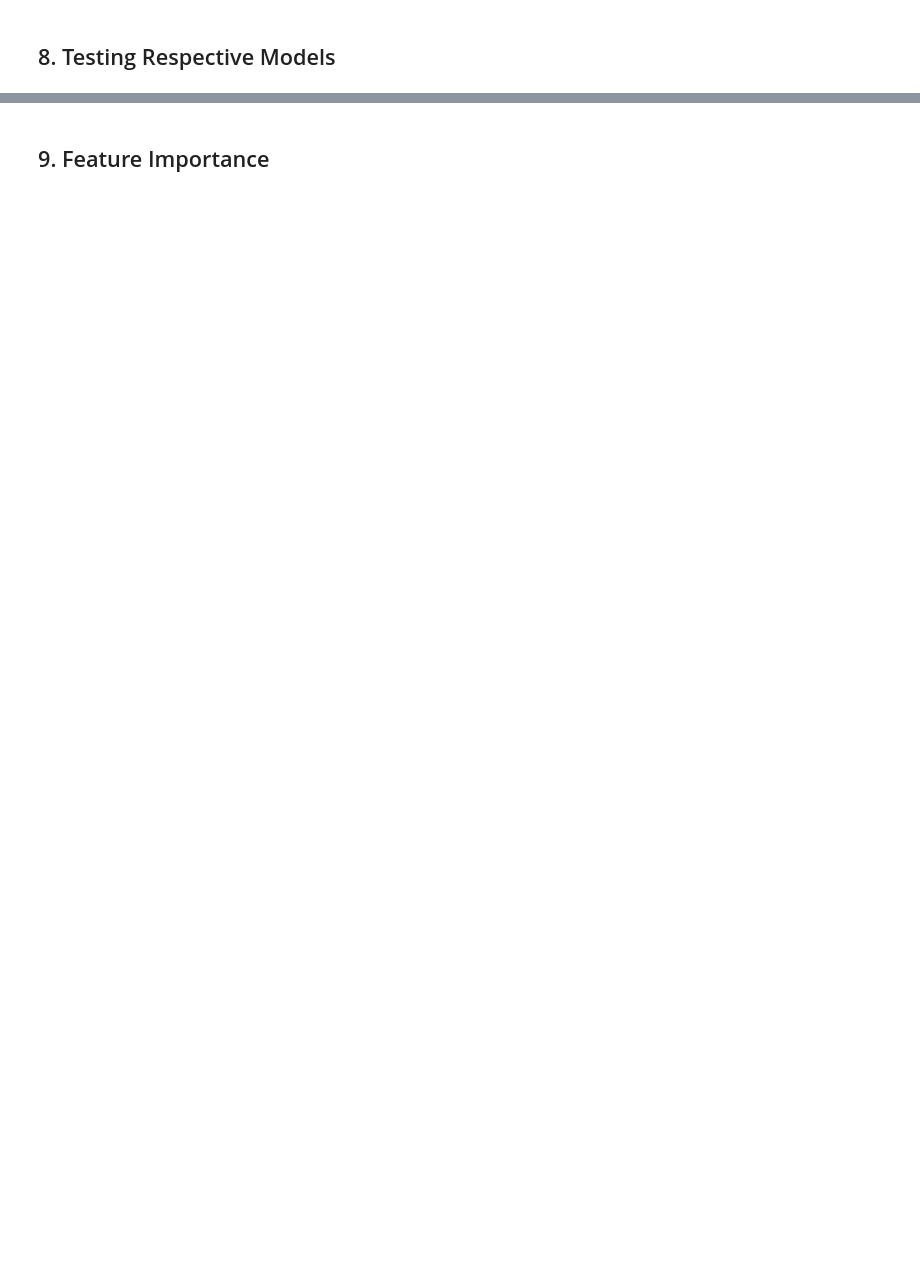
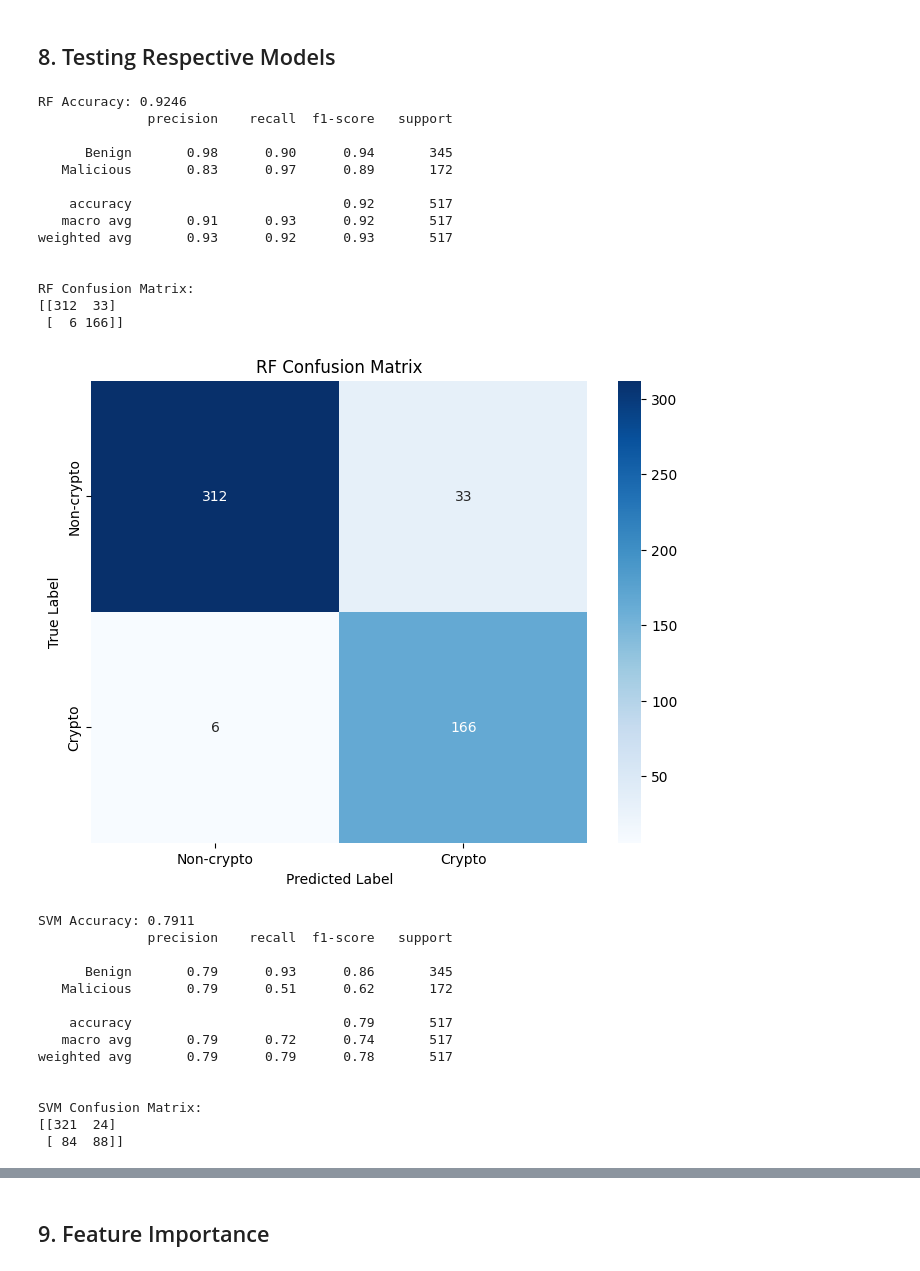
Before and after one commit to johnsony0/Astra, a Jupyter notebook: pipeline.ipynb, the cells around one changed output, grey strips where cells are left out. Drawn from its saved outputs; the diff is of its cells as text; code cells hidden in the pictures; blank space fills up the shorter version.

```diff
--- a/pipeline.ipynb
+++ b/pipeline.ipynb
@@ -225,37 +279,67 @@ joblib.dump(svm,  'svm_v1.joblib')
 ## 8. Testing Respective Models
 # %%
 y_pred_rf = rf.predict(X_test_scaled)
-print(f"Accuracy: {accuracy_score(y_test, y_pred_rf):.4f}")
+print(f"RF Accuracy: {accuracy_score(y_test, y_pred_rf):.4f}")
 print(classification_report(y_test, y_pred_rf, target_names=['Benign', 'Malicious']))
 
 # Visualize confusion matrix
 cm_rf = confusion_matrix(y_test, y_pred_rf)
-print(f"\nConfusion Matrix:")
+print(f"\nRF Confusion Matrix:")
 print(cm_rf)
 
 plt.figure(figsize=(8, 6))
 sns.heatmap(cm_rf, annot=True, fmt='d', cmap='Blues',
             xticklabels=['Non-crypto', 'Crypto'],
             yticklabels=['Non-crypto', 'Crypto'])
-plt.title('Confusion Matrix')
+plt.title('RF Confusion Matrix')
 plt.ylabel('True Label')
 plt.xlabel('Predicted Label')
 plt.show()
 
 y_pred_svm = svm.predict(X_test_scaled)
-print(f"Accuracy: {accuracy_score(y_test, y_pred_svm):.4f}")
+print(f"SVM Accuracy: {accuracy_score(y_test, y_pred_svm):.4f}")
 print(classification_report(y_test, y_pred_svm, target_names=['Benign', 'Malicious']))
 
 cm_svm = confusion_matrix(y_test, y_pred_svm)
-print(f"\nConfusion Matrix:")
+print(f"\nSVM Confusion Matrix:")
 print(cm_svm)
 
 # Visualize confusion matrix
 plt.figure(figsize=(8, 6))
 sns.heatmap(cm_svm, annot=True, fmt='d', cmap='Blues',
             xticklabels=['Non-crypto', 'Crypto'],
             yticklabels=['Non-crypto', 'Crypto'])
 plt.title('Confusion Matrix')
 plt.ylabel('True Label')
 plt.xlabel('Predicted Label')
 plt.show()
+# %% [output]
+RF Accuracy: 0.9246
+              precision    recall  f1-score   support
+
+      Benign       0.98      0.90      0.94       345
+   Malicious       0.83      0.97      0.89       172
+
+    accuracy                           0.92       517
+   macro avg       0.91      0.93      0.92       517
+weighted avg       0.93      0.92      0.93       517
+
+
+RF Confusion Matrix:
+[[312  33]
+ [  6 166]]
+[figure, added]
+SVM Accuracy: 0.7911
+              precision    recall  f1-score   support
+
+      Benign       0.79      0.93      0.86       345
+   Malicious       0.79      0.51      0.62       172
+
+    accuracy                           0.79       517
+   macro avg       0.79      0.72      0.74       517
+weighted avg       0.79      0.79      0.78       517
+
+
+SVM Confusion Matrix:
+[[321  24]
+ [ 84  88]]
```
Also changed, not shown: parts of 10 cells of this notebook, 12 other files.
